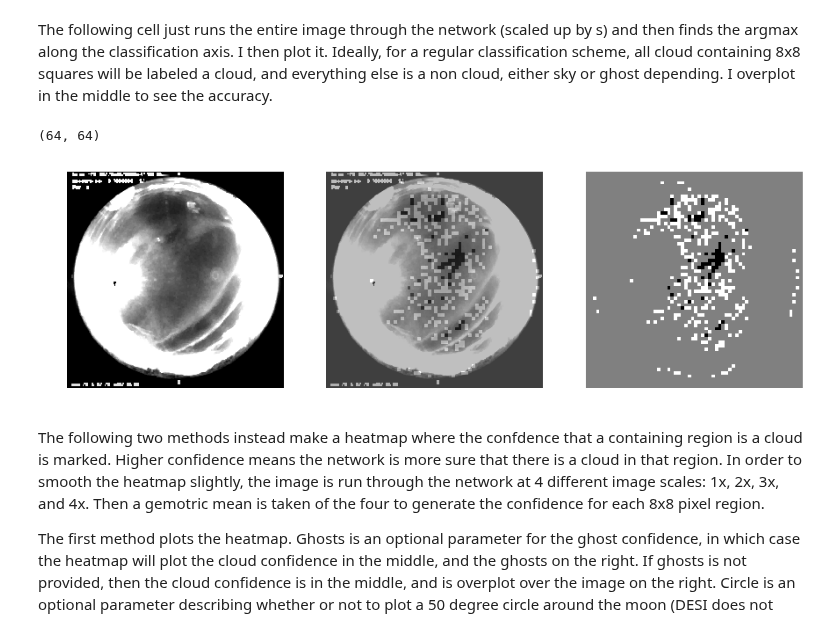
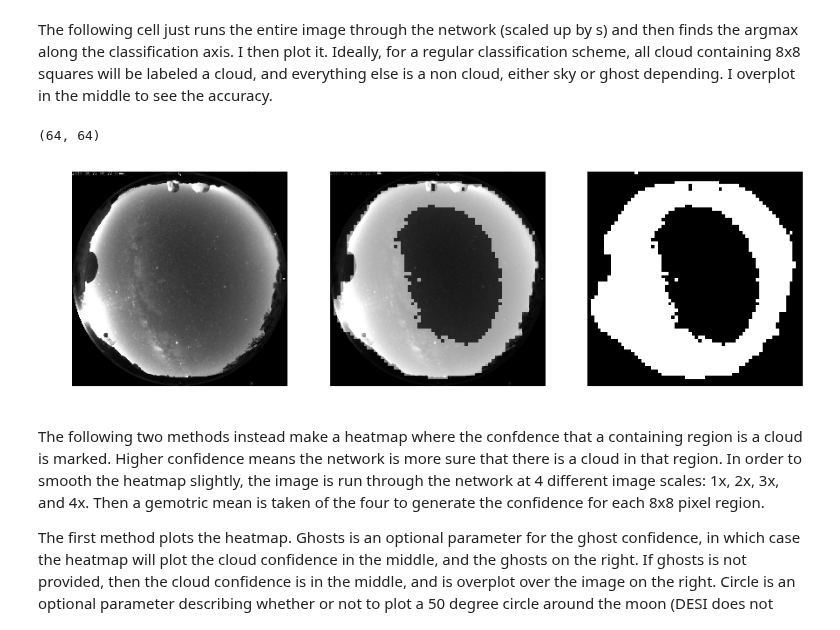
Before and after one commit to dylanagreen/kpno-allsky, a Jupyter notebook: Image Classifier v5.ipynb, the cells around one changed output. Drawn from its saved outputs; the diff is of its cells as text; code cells hidden in the pictures.

Commit message:
Implement rudimentary Spacewatch capabilities for the image classifier.

```diff
--- a/Image Classifier v5.ipynb
+++ b/Image Classifier v5.ipynb
@@ -355,7 +343,10 @@ print(len(p3))
 banding = False
 
 # This only finds pngs and ignores videos or .DS_Store
-pics = sorted(glob.glob(os.path.join("Images", *["data", "train", exposure, "*.png"])))
+if exposure == "sw":
+    pics = sorted(glob.glob(os.path.join("Images", *["data", "train", exposure, "*.jpg"])))
+else:
+    pics = sorted(glob.glob(os.path.join("Images", *["data", "train", exposure, "*.png"])))
 
 # Assembles the dataset.
 d = []
@@ -390,5 +384,6 @@ print(nums)
 weights = np.asarray(nums)
 weights = np.sum(weights) / weights
 weights = weights / np.max(weights)
+weights = np.asarray([0.03563201, 1., 0])
 print(weights)
 # %% [output]
@@ -410,7 +405,7 @@ net.train()
 crit = nn.CrossEntropyLoss(weight=torch.from_numpy(weights).float())
 opt = optim.SGD(net.parameters(), lr=0.01, momentum=0.9)
 loss_history = []
-num_epochs = 2
+num_epochs = 1
 
 checkpoints = os.path.join("checkpoints", datetime.datetime.now().strftime('%Y%m%d'))
 if not os.path.exists(checkpoints):
@@ -616,8 +615,10 @@ def check_entire(im, scale, exposure, name):
 # %%
 if exposure == "0.3":
     name = "20160220-r_ut074613s63900.png" #0.3s
+elif exposure == "6":
+    name = "20170923-r_ut034714s14160.png" #6s
 else:
-    name = "20170923-r_ut034714s14160.png" #6s
+    name = "20190622-c_ut062205.jpg"
 
 # This code loads the image, removes the antenna, and smooths it over. If the image is
 # a 0.3s exposure, it tries to remove the band.
@@ -630,7 +631,10 @@ def load_im(name, loc=None):
     # Loads the image
     with open(loc, 'rb') as f:
         im = Image.open(f).convert('L')
-        im = np.asarray(im).reshape((512, 512))
+        if exposure == "sw":
+            im = np.asarray(im).reshape((1024, 1024))
+        else:
+            im = np.asarray(im).reshape((512, 512))
 
         im = remove_antenna(im)
         # These two lines smooth the image.
@@ -656,24 +660,27 @@ y = y.numpy().reshape((16*s,16*s))
 # %%
 fig, ax = plt.subplots(1,3)
 fig.set_size_inches(15,7)
 
 # Plots the original image
-ax[0].imshow(im, interpolation='none', cmap='gray')
+ax[0].imshow(im, interpolation="none", cmap="gray")
 ax[0].set_axis_off()
 
 # Overplots the predicted cloud pixels over the image.
 print(y.shape)
-y2 = np.array(Image.fromarray(y.astype('float32')).resize((512, 512)))
-ax[1].imshow(im, interpolation='none', cmap='gray')
-ax[1].imshow(y2, cmap='gray', alpha=0.5)
+if exposure == "sw":
+    y2 = np.array(Image.fromarray(y.astype("float32")).resize((1024, 1024)))
+else:
+    y2 = np.array(Image.fromarray(y.astype("float32")).resize((512, 512)))
+ax[1].imshow(im, interpolation="none", cmap="gray")
+ax[1].imshow(y2, cmap="gray", alpha=0.5)
 ax[1].set_axis_off()
 
 # Plots the predicted cloud pixels
-ax[2].imshow(y, cmap='gray')
+ax[2].imshow(y, cmap="gray")
 ax[2].set_axis_off()
 # %% [output]
 (64, 64)
-[figure, old version]
+[figure, new version]
 # %% [markdown]
 The following two methods instead make a heatmap where the confdence that a containing region is a cloud is marked. Higher confidence means the network is more sure that there is a cloud in that region. In order to smooth the heatmap slightly, the image is run through the network at 4 different image scales: 1x, 2x, 3x, and 4x. Then a gemotric mean is taken of the four to generate the confidence for each 8x8 pixel region.
 
```
Also changed, not shown: parts of 15 cells of this notebook.
